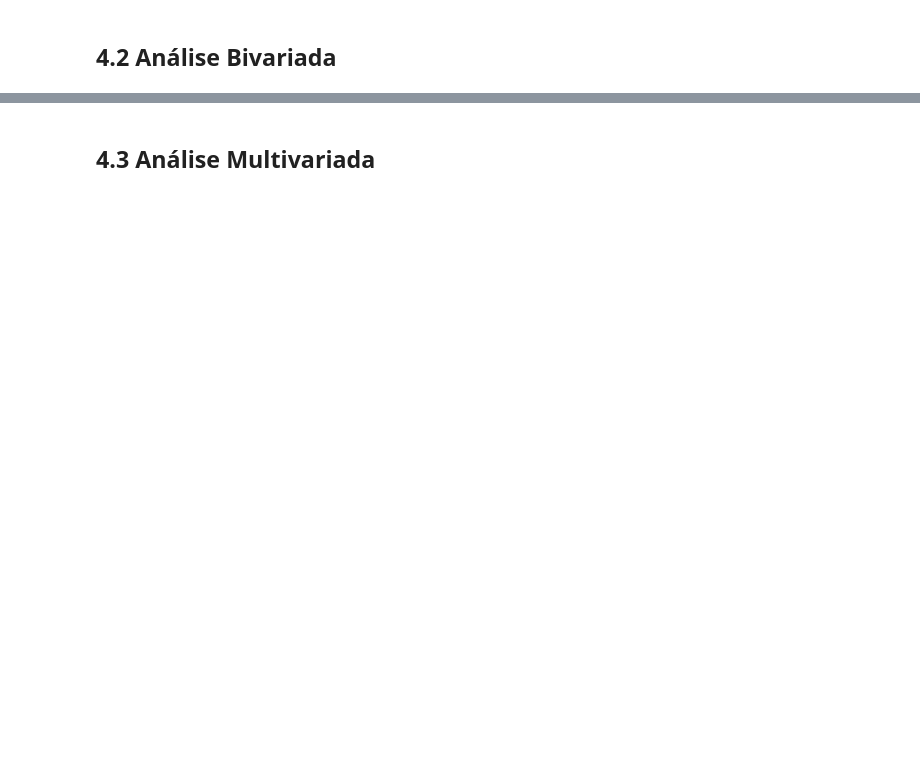
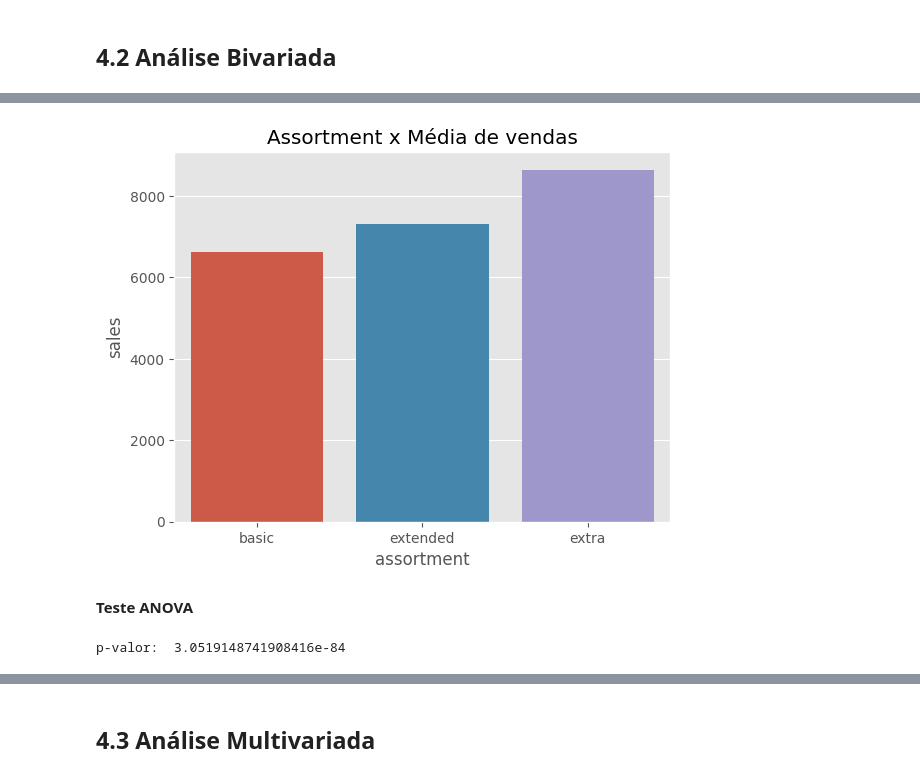
Before and after one commit to AllanCasado/ds_em_producao, a Jupyter notebook: notebooks/rossmann_sales_prediction.ipynb, the cells around one changed output, grey strips where cells are left out. Drawn from its saved outputs; the diff is of its cells as text; code cells hidden in the pictures; blank space fills up the shorter version.

```diff
--- a/notebooks/rossmann_sales_prediction.ipynb
+++ b/notebooks/rossmann_sales_prediction.ipynb
@@ -764,0 +805,9 @@ Olhando para 'store_type':
+# %%
+aux2 = df4[['assortment', 'sales']].groupby('assortment').mean().reset_index()
+sns.barplot(data=aux2, x='assortment', y='sales')
+plt.title('Assortment x Média de vendas')
+plt.show()
+# %% [output]
+[figure, added]
+# %% [markdown]
+**Teste ANOVA**
@@ -764,0 +819,5 @@ Olhando para 'store_type':
+# %%
+f, p = f_oneway(basic, extended, extra)
+print('p-valor: ', p)
+# %% [output]
+p-valor:  3.0519148741908416e-84
```
Also changed, not shown: parts of 15 cells of this notebook.
